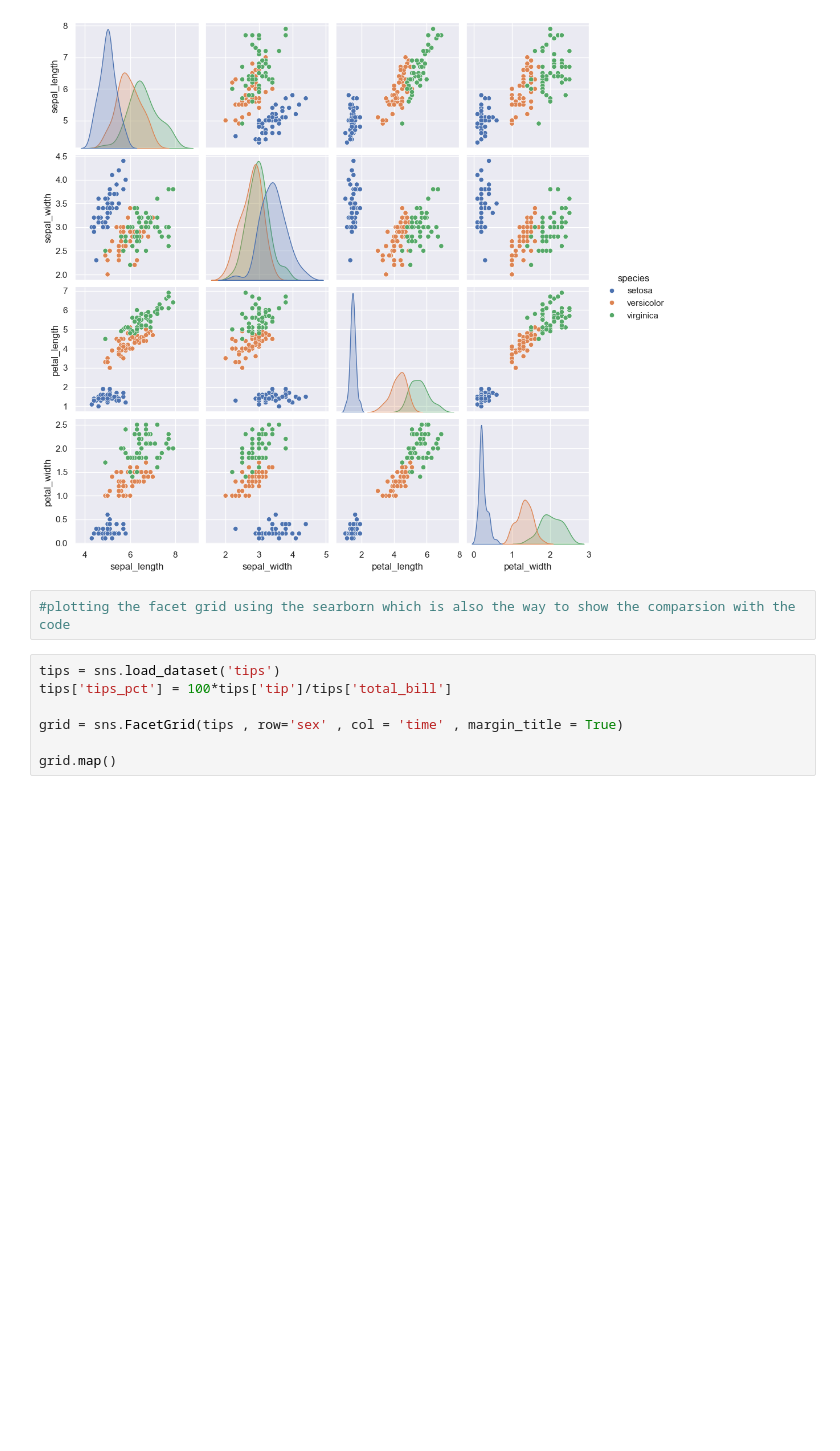
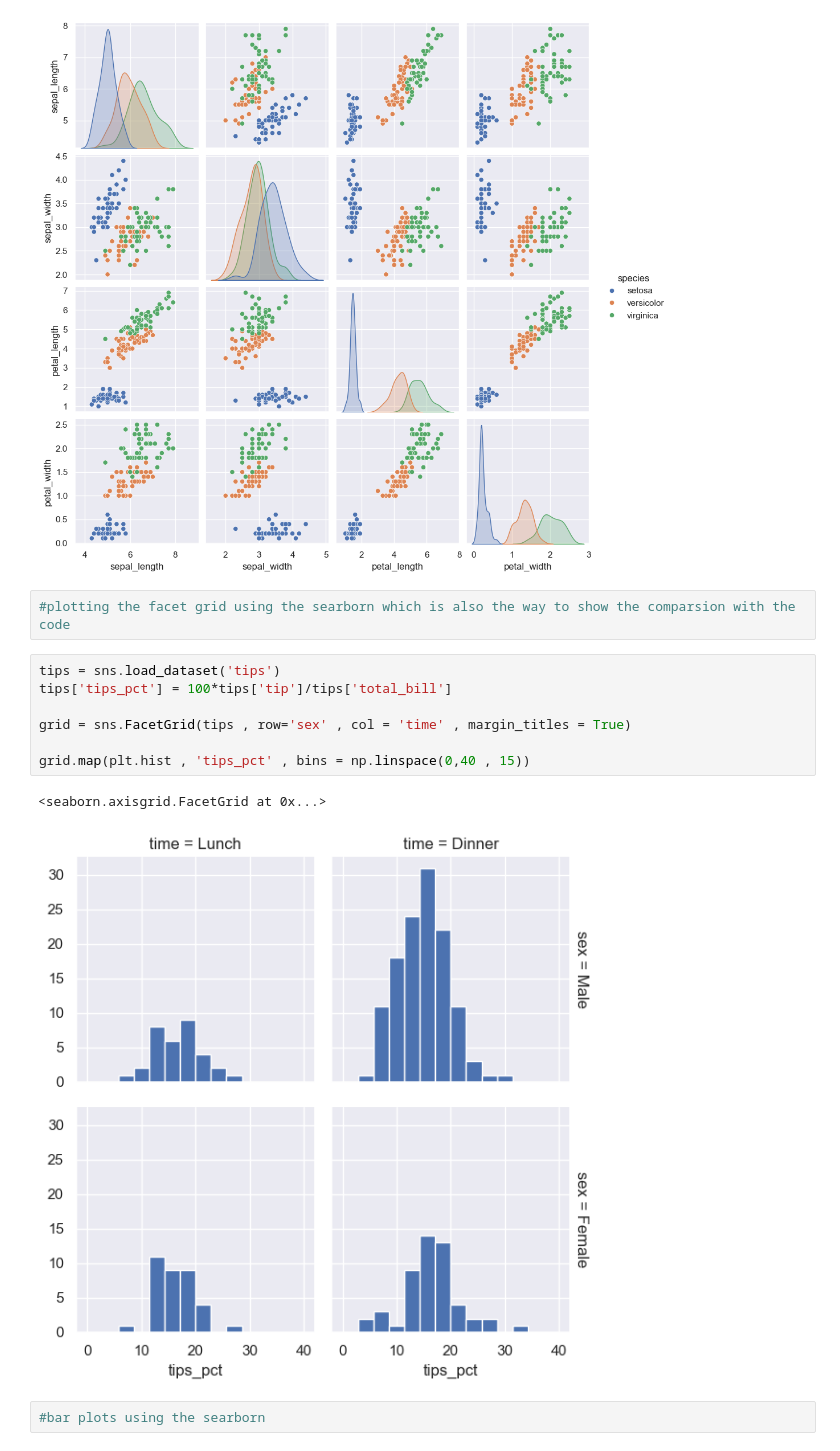
Before and after one commit to Venux09/Data_science_handbook_study, a Jupyter notebook: seaborn/seaborn_1.ipynb, the cells around one changed output. Saved outputs shown, nothing was run; the diff lists cells and outputs as text; blank space fills up the shorter version.

```diff
--- a/seaborn/seaborn_1.ipynb
+++ b/seaborn/seaborn_1.ipynb
@@ -47,7 +47,12 @@ sns.pairplot(iris,hue = 'species' , height = 2.5)
 # %%
 tips = sns.load_dataset('tips')
 tips['tips_pct'] = 100*tips['tip']/tips['total_bill']
 
-grid = sns.FacetGrid(tips , row='sex' , col = 'time' , margin_title = True)
+grid = sns.FacetGrid(tips , row='sex' , col = 'time' , margin_titles = True)
 
-grid.map()
+grid.map(plt.hist , 'tips_pct' , bins = np.linspace(0,40 , 15))
+# %% [output]
+<seaborn.axisgrid.FacetGrid at 0x...>
+[figure, added]
+# %%
+#bar plots using the searborn
```
Also changed, not shown: parts of 1 cell of this notebook, 1 other file.
